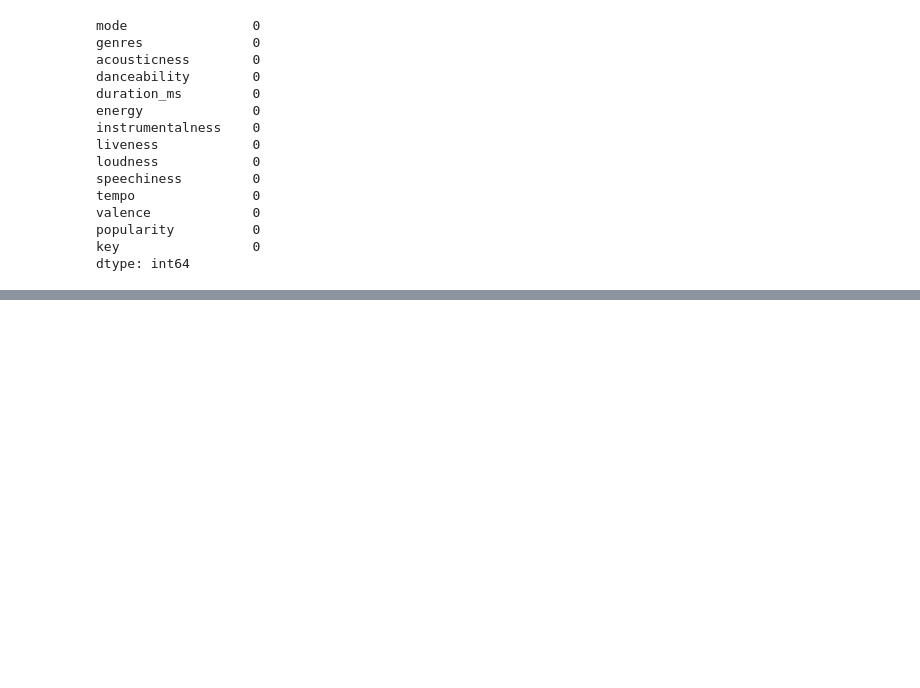
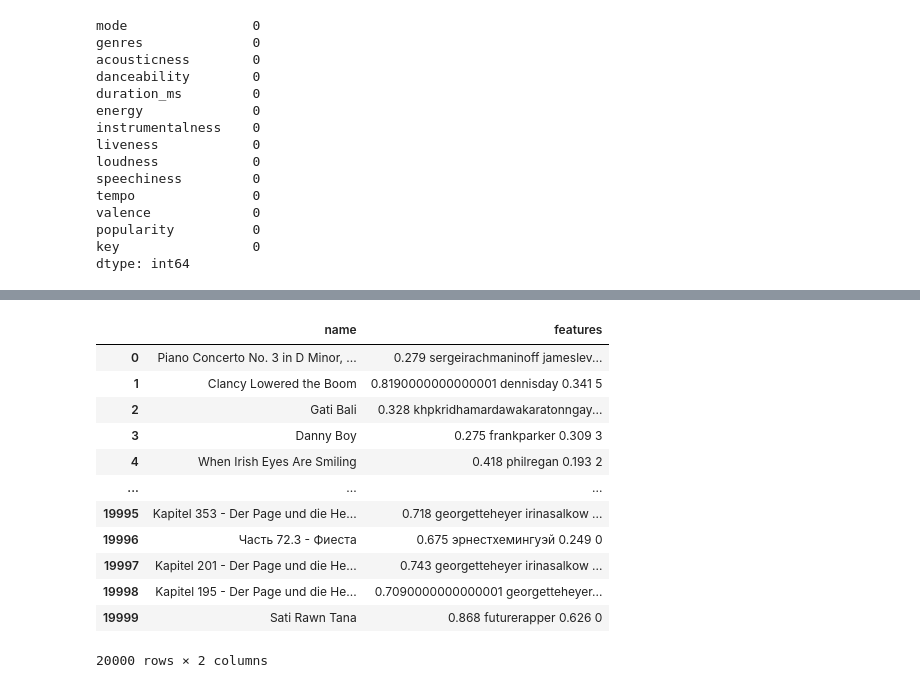
Before and after one commit to J4QK2/MusicRecommendationSystem, a Jupyter notebook: musicRecommendation.ipynb, the cells around one changed output, grey strips where cells are left out. Drawn from its saved outputs; the diff is of its cells as text; code cells hidden in the pictures; blank space fills up the shorter version.

```diff
--- a/musicRecommendation.ipynb
+++ b/musicRecommendation.ipynb
@@ -225,2 +188,2 @@ print(text)
 # %%
-final_artists_df.drop(columns=['danceability', 'energy', 'popularity', ])
+final_artists_df = final_artists_df.drop(columns=['danceability', 'energy', 'popularity', 'artists'])
@@ -226,0 +199,3 @@ final_artists_df.drop(columns=['danceability', 'energy', 'popularity', ])
+# %%
+final_artists_df['features'] = final_artists_df['features'].apply(lambda x: str(x).lower())
+final_artists_df.head()
@@ -241 +254,17 @@ print(similarity_matrix)
+# %%
+final_artists_df
+# %% [output]
+|  | name | features |
+| 0 | Piano Concerto No. 3 in D Minor, ... | 0.279 sergeirachmaninoff jameslev... |
+| 1 | Clancy Lowered the Boom | 0.8190000000000001 dennisday 0.341 5 |
+| 2 | Gati Bali | 0.328 khpkridhamardawakaratonngay... |
+| 3 | Danny Boy | 0.275 frankparker 0.309 3 |
+| 4 | When Irish Eyes Are Smiling | 0.418 philregan 0.193 2 |
+| ... | ... | ... |
+| 19995 | Kapitel 353 - Der Page und die He... | 0.718 georgetteheyer irinasalkow ... |
+| 19996 | Часть 72.3 - Фиеста | 0.675 эрнестхемингуэй 0.249 0 |
+| 19997 | Kapitel 201 - Der Page und die He... | 0.743 georgetteheyer irinasalkow ... |
+| 19998 | Kapitel 195 - Der Page und die He... | 0.7090000000000001 georgetteheyer... |
+| 19999 | Sati Rawn Tana | 0.868 futurerapper 0.626 0 |
+20000 rows × 2 columns
 # %%
```
Also changed, not shown: parts of 19 cells of this notebook, 4 other files.
